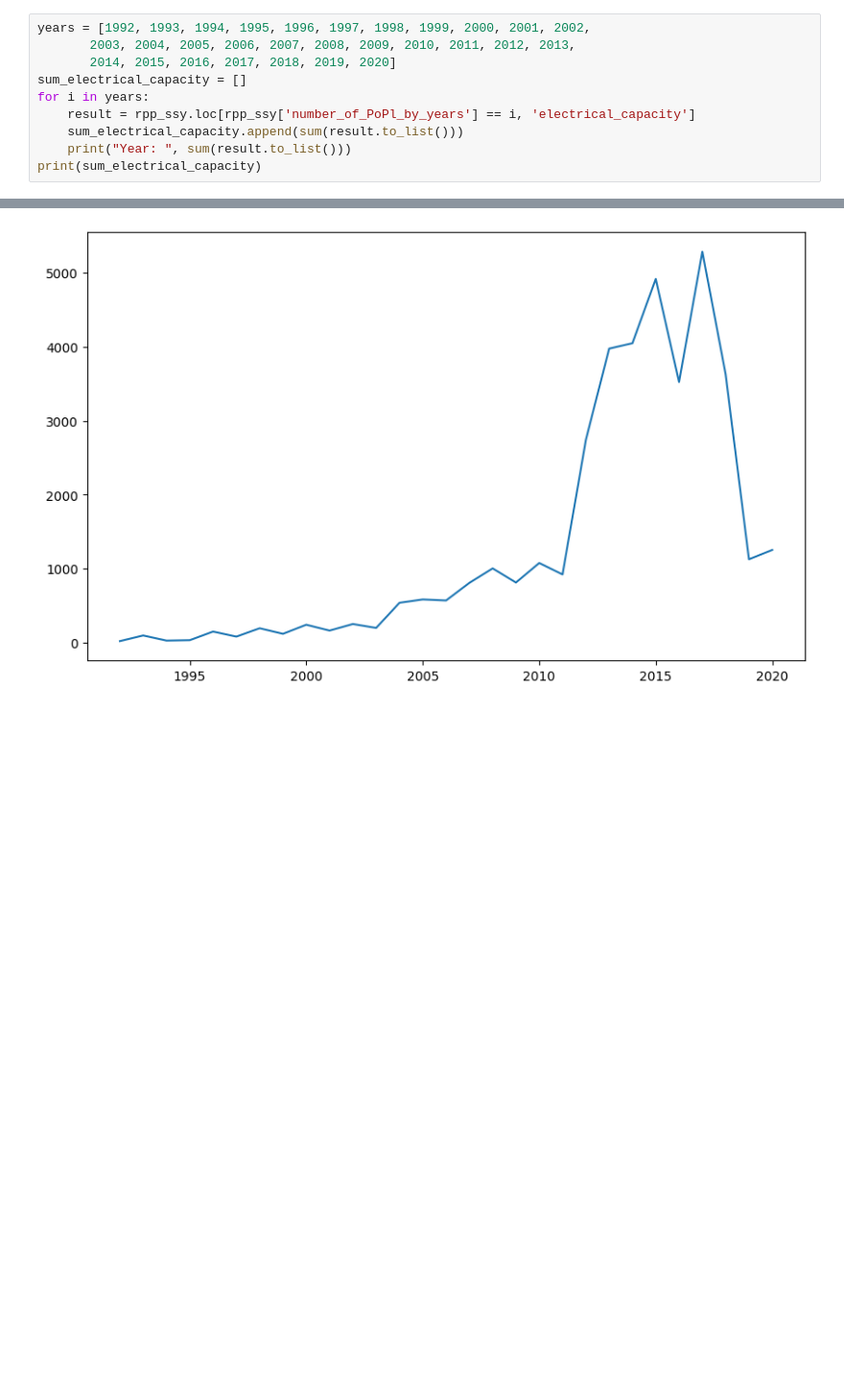
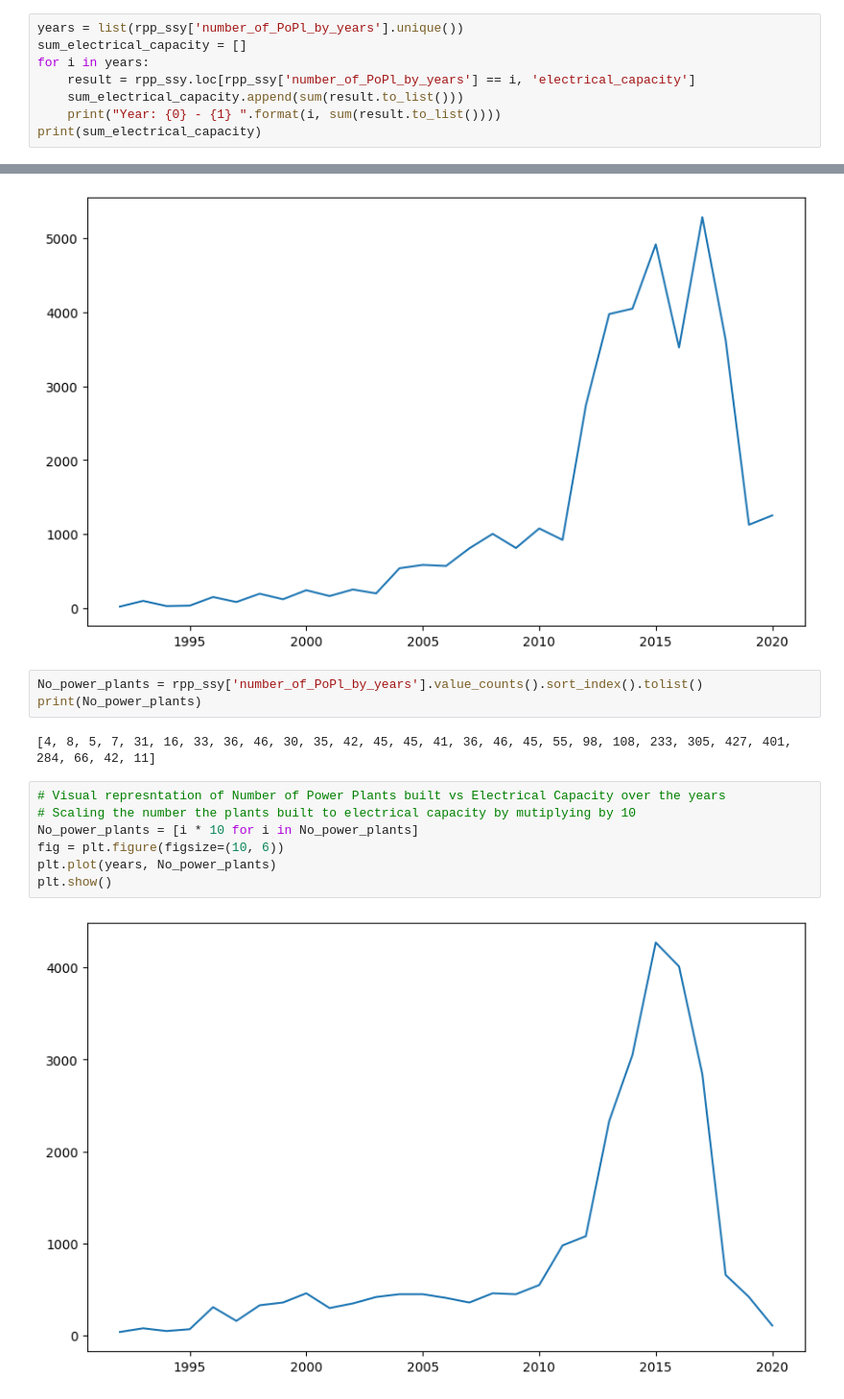
Before and after one commit to MahendraC17/Exploratory-Data-Analysis---Renewable-Power-plants-In-UK, a Jupyter notebook: EDA_renewable_power_plants.ipynb, the cells around one changed output, grey strips where cells are left out. Shown at 96% size. Cells and saved outputs as stored; diff of their text form; blank space fills up the shorter version.

Commit message:
Visualising 0.5

```diff
--- a/EDA_renewable_power_plants.ipynb
+++ b/EDA_renewable_power_plants.ipynb
@@ -380,13 +346,11 @@ plt.show()
 # %% [output]
 [figure]
 # %%
-years = [1992, 1993, 1994, 1995, 1996, 1997, 1998, 1999, 2000, 2001, 2002,
-       2003, 2004, 2005, 2006, 2007, 2008, 2009, 2010, 2011, 2012, 2013,
-       2014, 2015, 2016, 2017, 2018, 2019, 2020]
+years = list(rpp_ssy['number_of_PoPl_by_years'].unique())
 sum_electrical_capacity = []
 for i in years:
     result = rpp_ssy.loc[rpp_ssy['number_of_PoPl_by_years'] == i, 'electrical_capacity']
     sum_electrical_capacity.append(sum(result.to_list()))
-    print("Year: ", sum(result.to_list()))
+    print("Year: {0} - {1} ".format(i, sum(result.to_list())))
 print(sum_electrical_capacity)
 # %% [output]
@@ -413,3 +377,17 @@ plt.plot(years, sum_electrical_capacity)
 plt.show()
 # %% [output]
 [figure]
+# %%
+No_power_plants = rpp_ssy['number_of_PoPl_by_years'].value_counts().sort_index().tolist()
+print(No_power_plants)
+# %% [output]
+[4, 8, 5, 7, 31, 16, 33, 36, 46, 30, 35, 42, 45, 45, 41, 36, 46, 45, 55, 98, 108, 233, 305, 427, 401, 284, 66, 42, 11]
+# %%
+# Visual represntation of Number of Power Plants built vs Electrical Capacity over the years
+# Scaling the number the plants built to electrical capacity by mutiplying by 10
+No_power_plants = [i * 10 for i in No_power_plants]
+fig = plt.figure(figsize=(10, 6))
+plt.plot(years, No_power_plants)
+plt.show()
+# %% [output]
+[figure, added]
```
Also changed, not shown: parts of 7 cells of this notebook.
